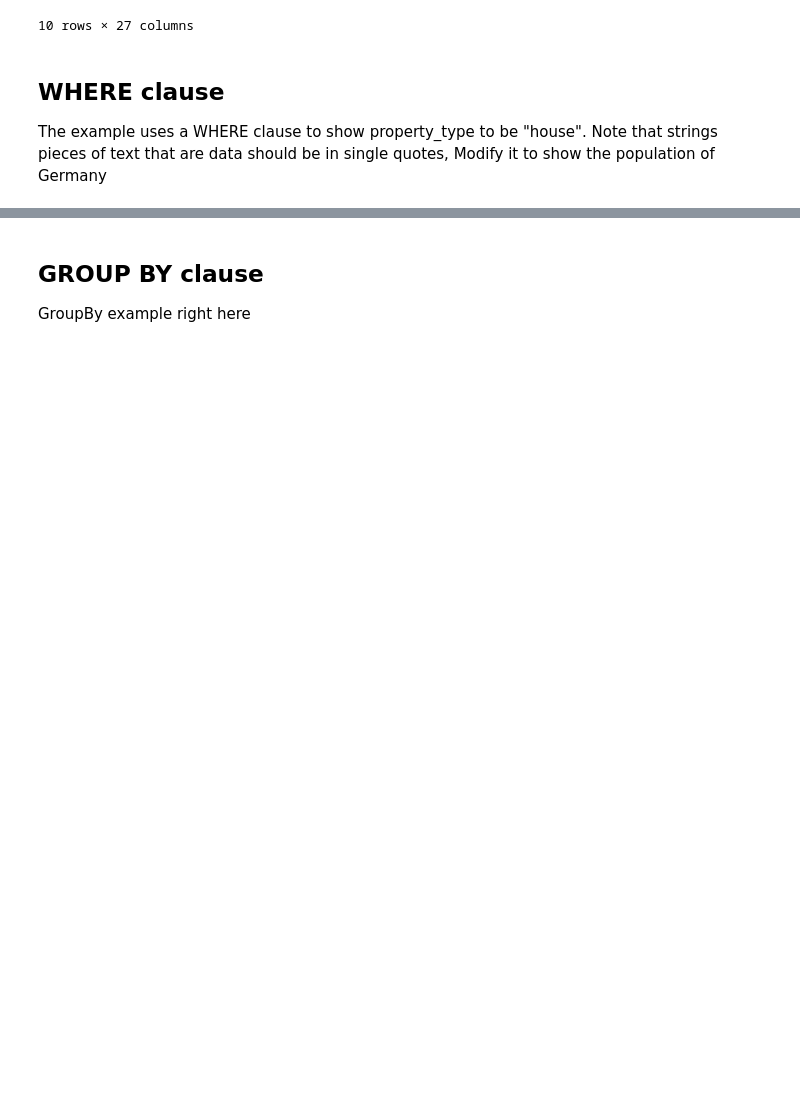
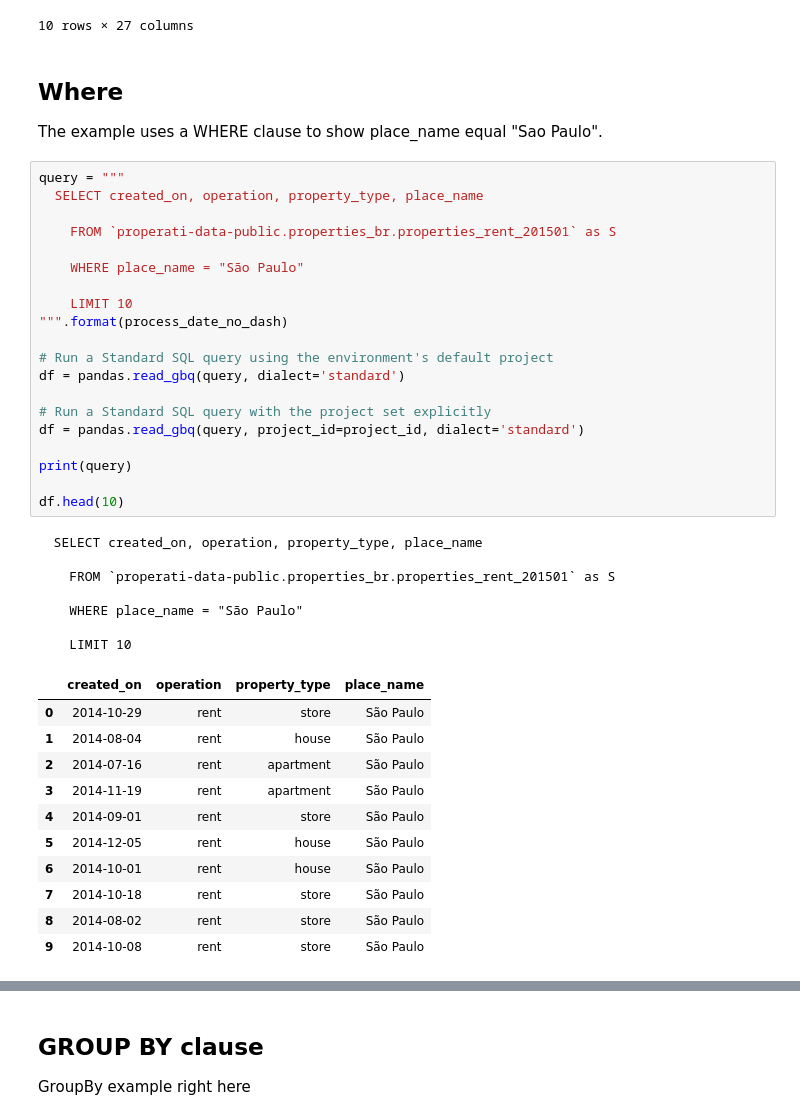
Before and after one commit to bornsky/RealEstate_SQL, a Jupyter notebook: SQL_BQ.ipynb, the cells around one changed output, grey strips where cells are left out. Cells and saved outputs as stored; diff of their text form; blank space fills up the shorter version.

Commit message:
added Where clauses

```diff
--- a/SQL_BQ.ipynb
+++ b/SQL_BQ.ipynb
@@ -49,11 +49,45 @@ df.head(10)
 | 8 | f7d3243419c85cf439189481819f13cb2... | 2014-10-01 | rent | house | São Paulo | |Brasil|São Paulo| | Brasil | ... |
 | 9 | cbfc4c495b3578c995363825a85a82121... | 2014-10-18 | rent | store | São Paulo | |Brasil|São Paulo| | Brasil | ... |
 10 rows × 27 columns
-# %% [markdown]
-<h2>WHERE clause</h2>
-
-<p style="color:black;">
-The example uses a WHERE clause to show property_type to be "house".
-Note that strings pieces of text that are data should be in single quotes,
-Modify it to show the population of Germany
-</p>
+# %% [markdown]
+<h2>Where</h2>
+<p>The example uses a WHERE clause to show place_name equal "Sao Paulo". </p>
+# %%
+query = """
+  SELECT created_on, operation, property_type, place_name
+
+    FROM `properati-data-public.properties_br.properties_rent_201501` as S
+
+    WHERE place_name = "São Paulo"
+
+    LIMIT 10
+""".format(process_date_no_dash)
+
+# Run a Standard SQL query using the environment's default project
+df = pandas.read_gbq(query, dialect='standard')
+
+# Run a Standard SQL query with the project set explicitly
+df = pandas.read_gbq(query, project_id=project_id, dialect='standard')
+
+print(query)
+
+df.head(10)
+# %% [output]
+  SELECT created_on, operation, property_type, place_name
+
+    FROM `properati-data-public.properties_br.properties_rent_201501` as S
+
+    WHERE place_name = "São Paulo"
+
+    LIMIT 10
+|  | created_on | operation | property_type | place_name |
+| 0 | 2014-10-29 | rent | store | São Paulo |
+| 1 | 2014-08-04 | rent | house | São Paulo |
+| 2 | 2014-07-16 | rent | apartment | São Paulo |
+| 3 | 2014-11-19 | rent | apartment | São Paulo |
+| 4 | 2014-09-01 | rent | store | São Paulo |
+| 5 | 2014-12-05 | rent | house | São Paulo |
+| 6 | 2014-10-01 | rent | house | São Paulo |
+| 7 | 2014-10-18 | rent | store | São Paulo |
+| 8 | 2014-08-02 | rent | store | São Paulo |
+| 9 | 2014-10-08 | rent | store | São Paulo |
```
Also changed, not shown: parts of 28 cells of this notebook.
